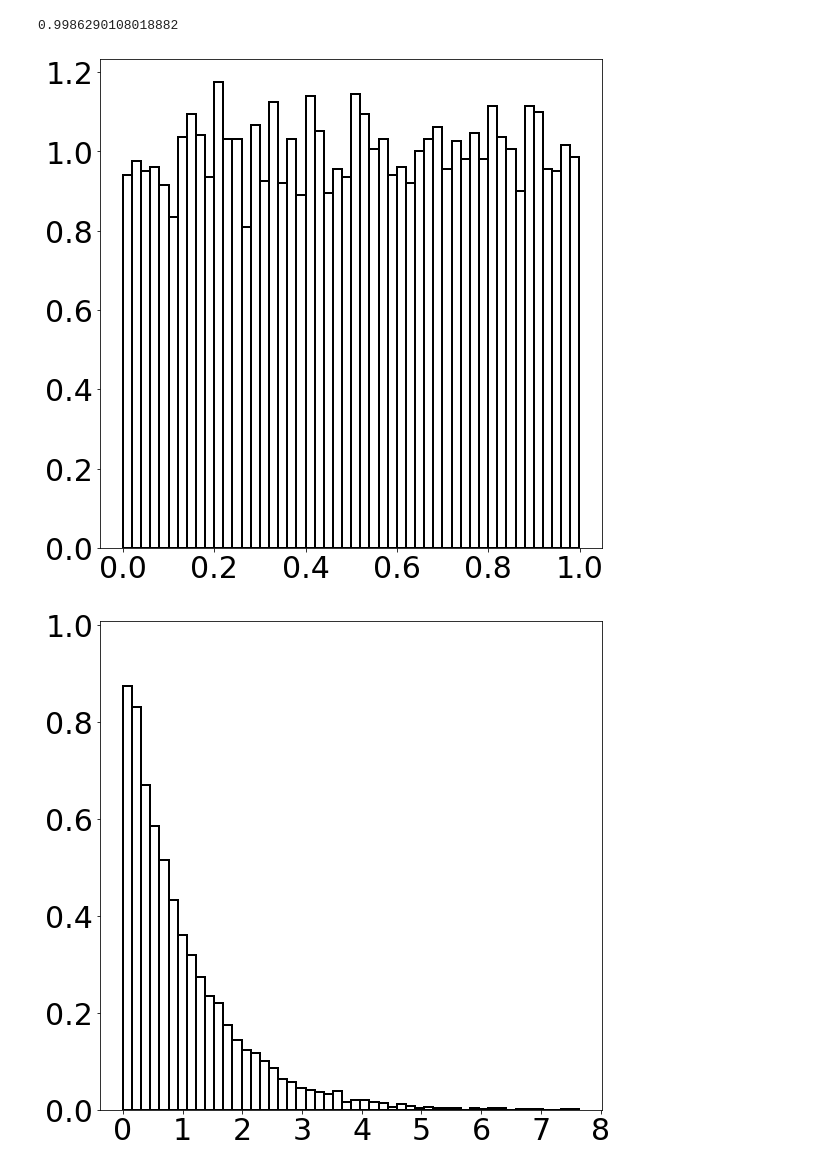
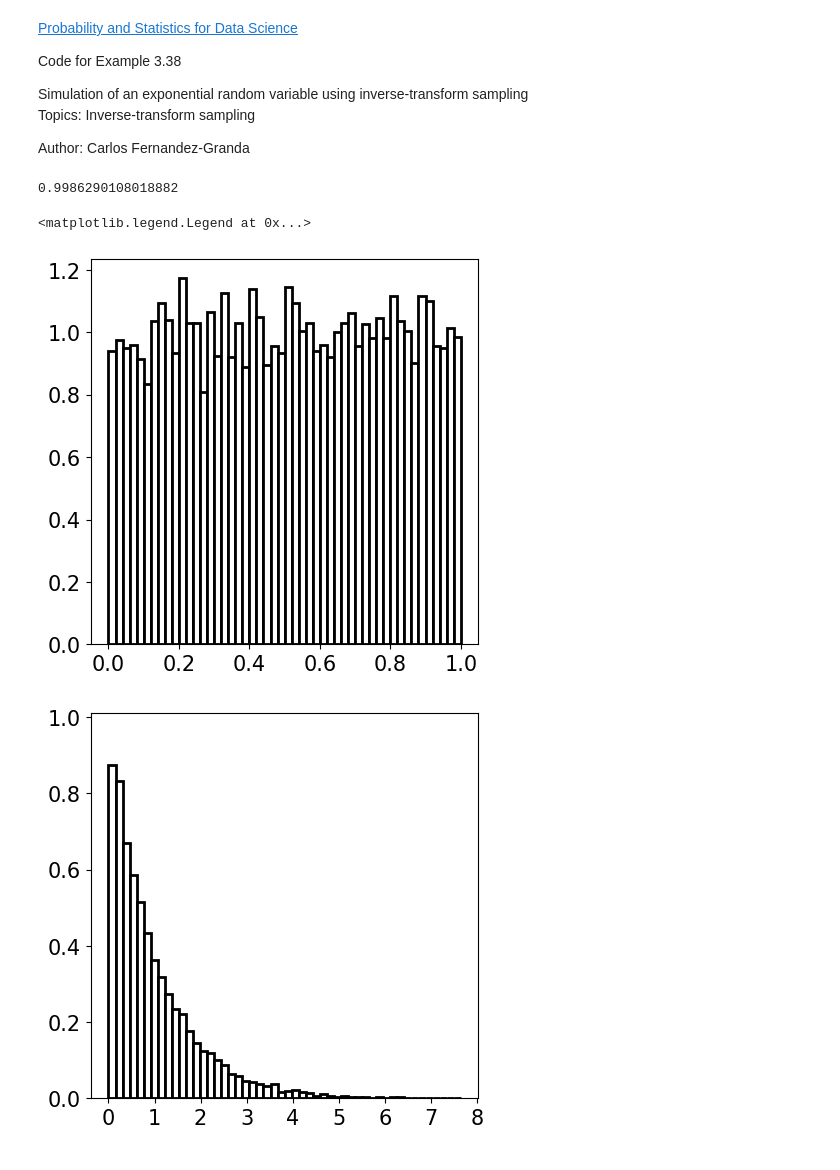
Before and after one commit to cfgranda/ps4ds, a Jupyter notebook: continuous_variables/simulating_an_exponential.ipynb, the cells around one changed output. Saved outputs shown, nothing was run; the diff lists cells and outputs as text; code cells hidden in the pictures.

Commit message:
updates to continuous variables

```diff
--- a/continuous_variables/simulating_an_exponential.ipynb
+++ b/continuous_variables/simulating_an_exponential.ipynb
@@ -1,3 +1,12 @@
+# %% [markdown]
+[Probability and Statistics for Data Science](https://www.ps4ds.net/)
+
+Code for Example 3.38
+
+Simulation of an exponential random variable using inverse-transform sampling\
+Topics: Inverse-transform sampling
+
+Author: Carlos Fernandez-Granda
 # %%
 from numpy import random
 import numpy as np
@@ -7,52 +16,48 @@ import numpy as np
 
 rng = np.random.default_rng(2021)
 
-font_size = 30
-font_size_legend = 30
-font_size_ticks = 30
+font_size = 20
+font_size_legend = 20
+font_size_ticks = 15
 
 n = 10000
 u = rng.random(n)
-# print(u)
 n_bins = 50
 
-plt.figure(figsize=(9,9))
+plt.figure(figsize=(5,5))
 plt.xticks(fontsize=font_size_ticks)
 plt.yticks(fontsize=font_size_ticks)
 plt.hist(u,bins=n_bins,color='white', edgecolor='black', linewidth=2,
          density=True)
-# plt.ylim([0,y_max])
-plt.savefig('plots/uniform_samples.pdf',bbox_inches="tight")
 
 transformed_u = np.log(1/(1-u))
 lambda_ml = 1/np.mean(transformed_u)
 print(lambda_ml)
 
 step = 1e-2
 t=np.arange(0,np.max(transformed_u)+step,step)
 exponential_pdf = expon.pdf(t,0,1)
 
 y_max = 1.01
 
-plt.figure(figsize=(9,9))
+plt.figure(figsize=(5,5))
 plt.xticks(fontsize=font_size_ticks)
 plt.yticks(fontsize=font_size_ticks)
 plt.hist(transformed_u,bins=n_bins,color='white', edgecolor='black', linewidth=2,
          density=True)
 plt.ylim([0,y_max])
-plt.savefig('plots/transformed_uniform_samples.pdf',bbox_inches="tight")
 
-plt.figure(figsize=(9,9))
+plt.figure(figsize=(5,5))
 plt.xticks(fontsize=font_size_ticks)
 plt.yticks(fontsize=font_size_ticks)
 plt.hist(transformed_u,bins=n_bins,color='white', edgecolor='dimgray', linewidth=2,
          density=True)
 plt.plot(t,exponential_pdf,lw=3,color="black",
      label=r'Exponential pdf')
 plt.ylim([0,y_max])
 plt.legend(fontsize=font_size)
-plt.savefig('plots/transformed_uniform_samples_exponential.pdf',bbox_inches="tight")
 # %% [output]
 0.9986290108018882
+<matplotlib.legend.Legend at 0x...>
-[figure, old version]
+[figure, new version]
-[figure, old version]
+[figure, new version]
```
Also changed, not shown: parts of 1 cell of this notebook.
